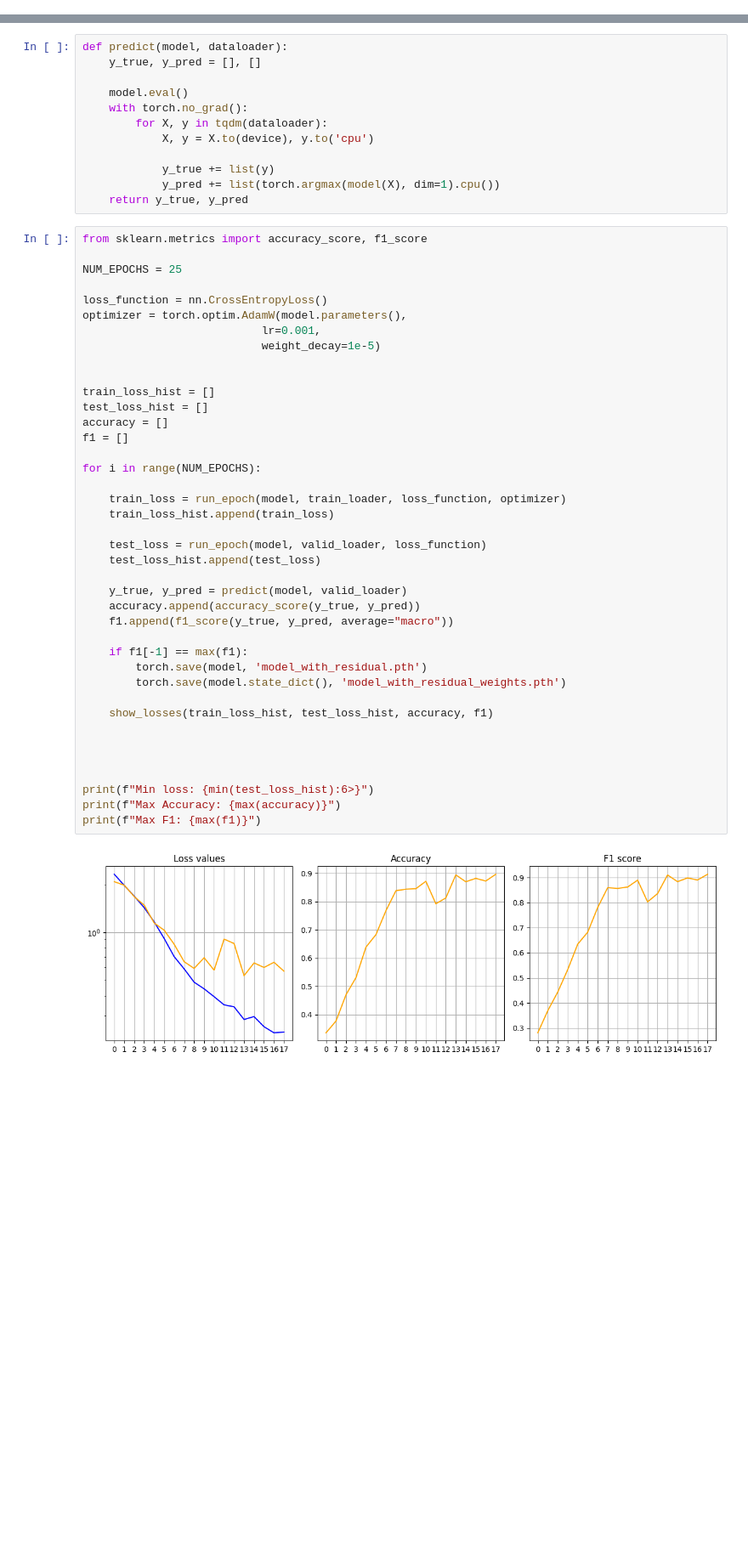
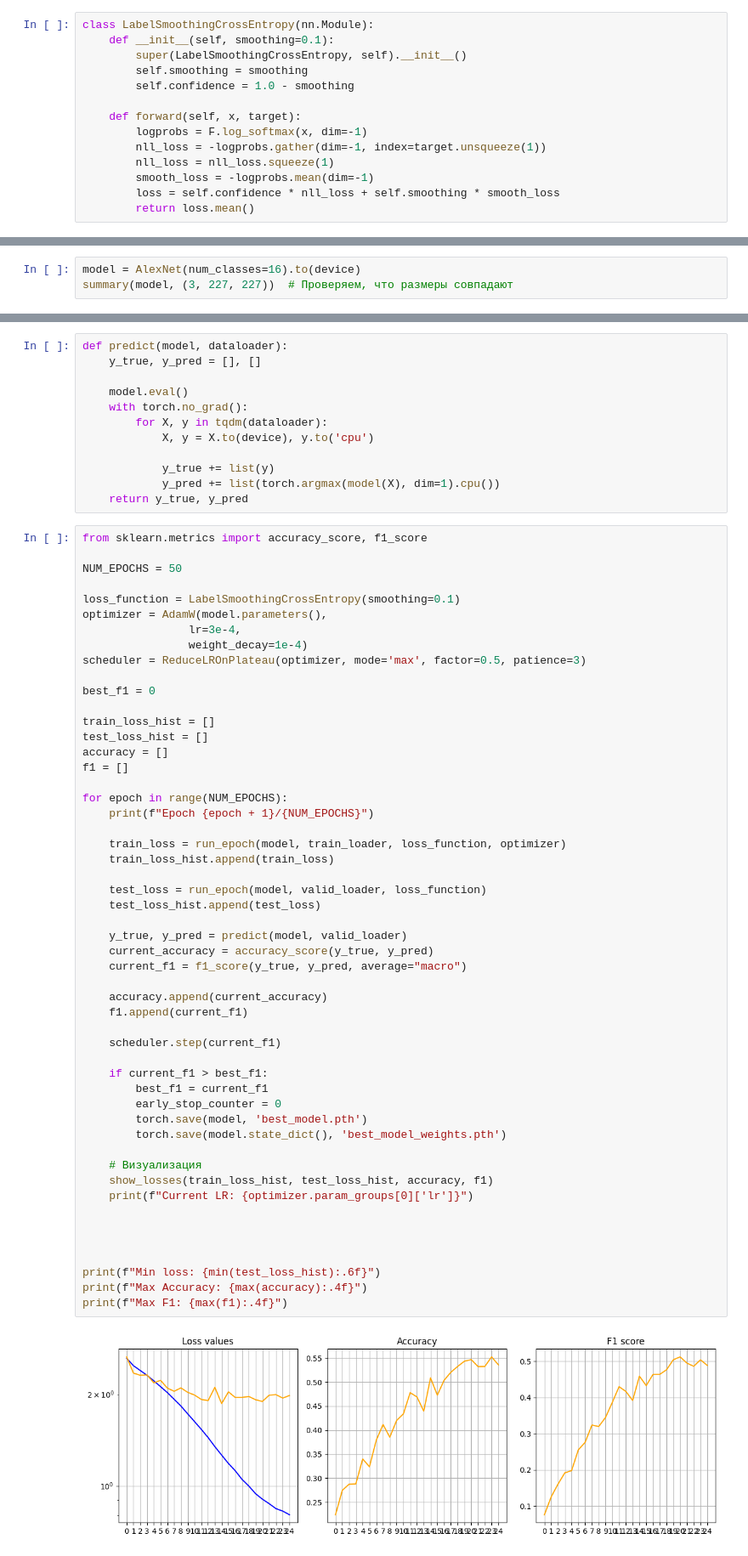
Before and after one commit to Nikcool2500/Yandex-kaggle, a Jupyter notebook: Project2.ipynb, the cells around one changed output, grey strips where cells are left out. Shown at 85% size. Saved outputs shown, nothing was run; the diff lists cells and outputs as text; blank space fills up the shorter version.

```diff
--- a/Project2.ipynb
+++ b/Project2.ipynb
@@ -318 +251,15 @@ Estimated Total Size (MB): 78.19
+# %%
+class LabelSmoothingCrossEntropy(nn.Module):
+    def __init__(self, smoothing=0.1):
+        super(LabelSmoothingCrossEntropy, self).__init__()
+        self.smoothing = smoothing
+        self.confidence = 1.0 - smoothing
+
+    def forward(self, x, target):
+        logprobs = F.log_softmax(x, dim=-1)
+        nll_loss = -logprobs.gather(dim=-1, index=target.unsqueeze(1))
+        nll_loss = nll_loss.squeeze(1)
+        smooth_loss = -logprobs.mean(dim=-1)
+        loss = self.confidence * nll_loss + self.smoothing * smooth_loss
+        return loss.mean()
 # %%
@@ -420,0 +489,3 @@ Estimated Total Size (MB): 47.85
+# %%
+model = AlexNet(num_classes=16).to(device)
+summary(model, (3, 227, 227))  # Проверяем, что размеры совпадают
@@ -483,42 +572,54 @@ def predict(model, dataloader):
 # %%
 from sklearn.metrics import accuracy_score, f1_score
 
-NUM_EPOCHS = 25
+NUM_EPOCHS = 50
 
-loss_function = nn.CrossEntropyLoss()
-optimizer = torch.optim.AdamW(model.parameters(),
-                           lr=0.001,
-                           weight_decay=1e-5)
+loss_function = LabelSmoothingCrossEntropy(smoothing=0.1)
+optimizer = AdamW(model.parameters(),
+                lr=3e-4,
+                weight_decay=1e-4)
+scheduler = ReduceLROnPlateau(optimizer, mode='max', factor=0.5, patience=3)
 
+best_f1 = 0
 
 train_loss_hist = []
 test_loss_hist = []
 accuracy = []
 f1 = []
 
-for i in range(NUM_EPOCHS):
+for epoch in range(NUM_EPOCHS):
+    print(f"Epoch {epoch + 1}/{NUM_EPOCHS}")
 
     train_loss = run_epoch(model, train_loader, loss_function, optimizer)
     train_loss_hist.append(train_loss)
 
     test_loss = run_epoch(model, valid_loader, loss_function)
     test_loss_hist.append(test_loss)
 
     y_true, y_pred = predict(model, valid_loader)
-    accuracy.append(accuracy_score(y_true, y_pred))
-    f1.append(f1_score(y_true, y_pred, average="macro"))
+    current_accuracy = accuracy_score(y_true, y_pred)
+    current_f1 = f1_score(y_true, y_pred, average="macro")
 
-    if f1[-1] == max(f1):
-        torch.save(model, 'model_with_residual.pth')
-        torch.save(model.state_dict(), 'model_with_residual_weights.pth')
+    accuracy.append(current_accuracy)
+    f1.append(current_f1)
 
+    scheduler.step(current_f1)
+
+    if current_f1 > best_f1:
+        best_f1 = current_f1
+        early_stop_counter = 0
+        torch.save(model, 'best_model.pth')
+        torch.save(model.state_dict(), 'best_model_weights.pth')
+
+    # Визуализация
     show_losses(train_loss_hist, test_loss_hist, accuracy, f1)
+    print(f"Current LR: {optimizer.param_groups[0]['lr']}")
 
 
 
 
-print(f"Min loss: {min(test_loss_hist):6>}")
-print(f"Max Accuracy: {max(accuracy)}")
-print(f"Max F1: {max(f1)}")
+print(f"Min loss: {min(test_loss_hist):.6f}")
+print(f"Max Accuracy: {max(accuracy):.4f}")
+print(f"Max F1: {max(f1):.4f}")
 # %% [output]
-[figure, old version]
+[figure, new version]
```
Also changed, not shown: parts of 17 cells of this notebook.
